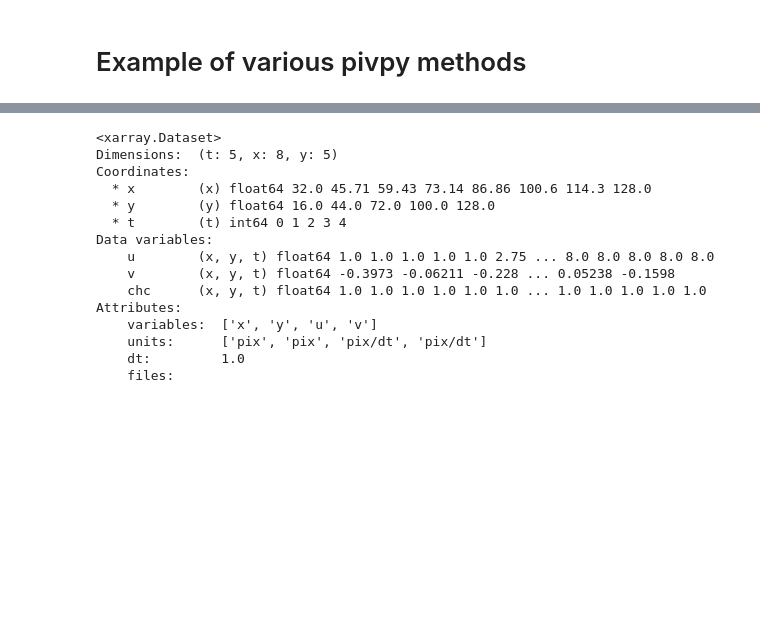
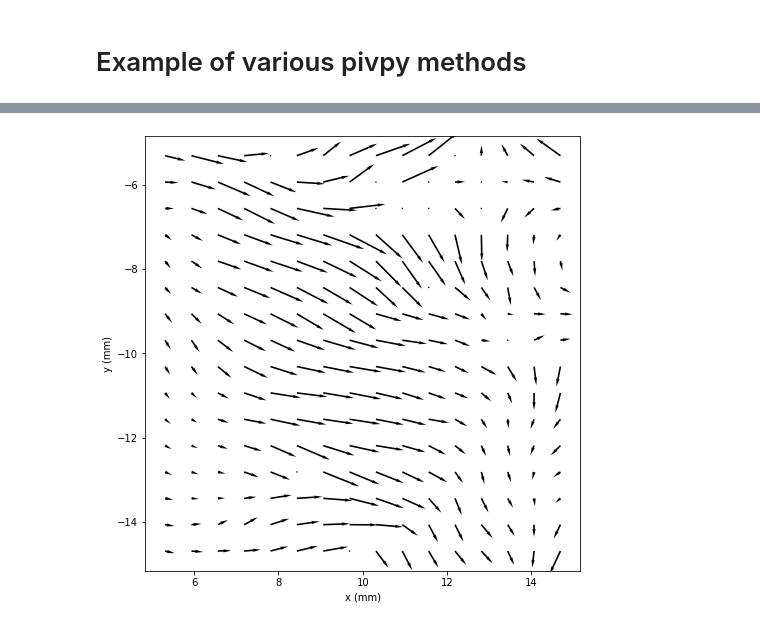
Before and after one commit to alexlib/pivpy, a Jupyter notebook: examples/notebooks/example_methods.ipynb, the cells around one changed output, grey strips where cells are left out. Cells and saved outputs as stored; diff of their text form; code cells hidden in the pictures; blank space fills up the shorter version.

```diff
--- a/examples/notebooks/example_methods.ipynb
+++ b/examples/notebooks/example_methods.ipynb
@@ -40,18 +42,8 @@ c = io.create_sample_dataset()
-# %%
-c
-# %% [output]
-<xarray.Dataset>
-Dimensions:  (t: 5, x: 8, y: 5)
-Coordinates:
-  * x        (x) float64 32.0 45.71 59.43 73.14 86.86 100.6 114.3 128.0
-  * y        (y) float64 16.0 44.0 72.0 100.0 128.0
-  * t        (t) int64 0 1 2 3 4
-Data variables:
-    u        (x, y, t) float64 1.0 1.0 1.0 1.0 1.0 2.75 ... 8.0 8.0 8.0 8.0 8.0
-    v        (x, y, t) float64 -0.3973 -0.06211 -0.228 ... 0.05238 -0.1598
-    chc      (x, y, t) float64 1.0 1.0 1.0 1.0 1.0 1.0 ... 1.0 1.0 1.0 1.0 1.0
-Attributes:
-    variables:  ['x', 'y', 'u', 'v']
-    units:      ['pix', 'pix', 'pix/dt', 'pix/dt']
-    dt:         1.0
-    files:
+# %%
+# define size before the plot
+plt.figure(figsize=(11,8))
+
+# show less vectors using nthArr
+fig, ax = graphics.quiver(c.isel(t=0),arrScale=10,nthArr=2)
+# %% [output]
+[figure, added]
```
Also changed, not shown: parts of 15 cells of this notebook, 25 other files.
